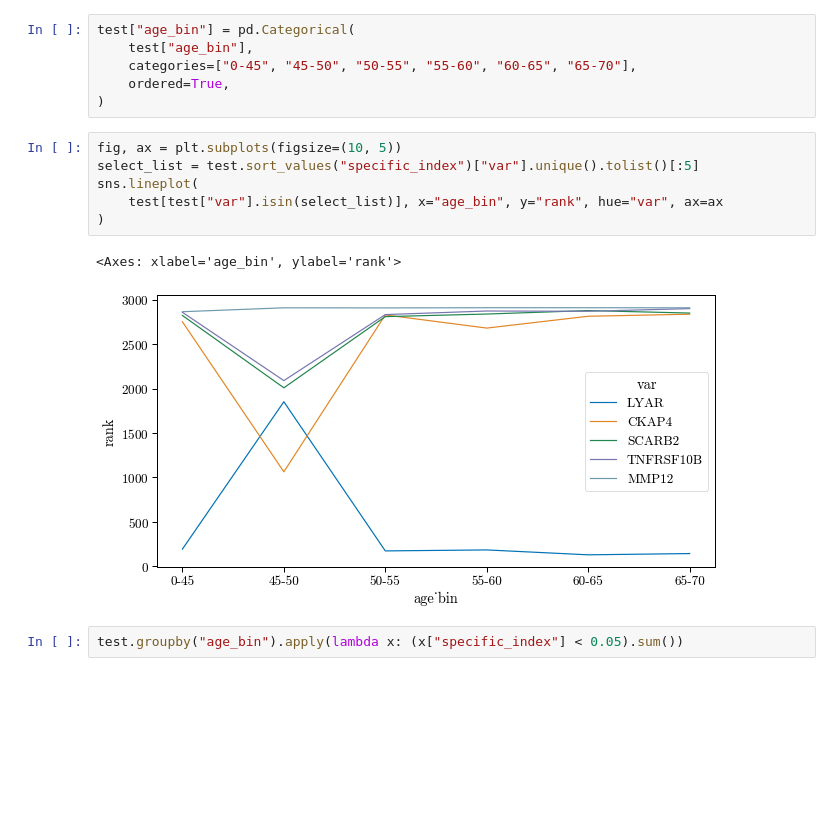
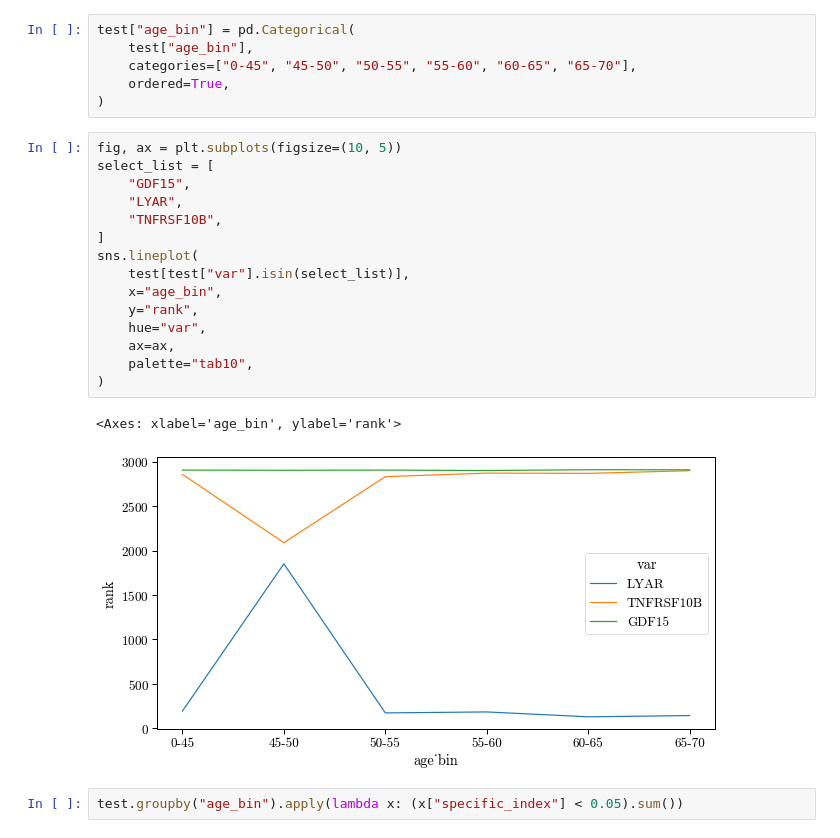
Before and after one commit to 1511878618/ppp_prediction, a Jupyter notebook: 1.2.1_time_bin_plasma_vis.ipynb, the cells around one changed output. Saved outputs shown, nothing was run; the diff lists cells and outputs as text; blank space fills up the shorter version.

```diff
--- a/1.2.1_time_bin_plasma_vis.ipynb
+++ b/1.2.1_time_bin_plasma_vis.ipynb
@@ -232,13 +232,22 @@ test["age_bin"] = pd.Categorical(
 )
 # %%
 fig, ax = plt.subplots(figsize=(10, 5))
-select_list = test.sort_values("specific_index")["var"].unique().tolist()[:5]
+select_list = [
+    "GDF15",
+    "LYAR",
+    "TNFRSF10B",
+]
 sns.lineplot(
-    test[test["var"].isin(select_list)], x="age_bin", y="rank", hue="var", ax=ax
+    test[test["var"].isin(select_list)],
+    x="age_bin",
+    y="rank",
+    hue="var",
+    ax=ax,
+    palette="tab10",
 )
 # %% [output]
 <Axes: xlabel='age_bin', ylabel='rank'>
-[figure, old version]
+[figure, new version]
 # %%
 test.groupby("age_bin").apply(lambda x: (x["specific_index"] < 0.05).sum())
 # %% [output]
```
Also changed, not shown: parts of 7 cells of this notebook, 9 other files.
